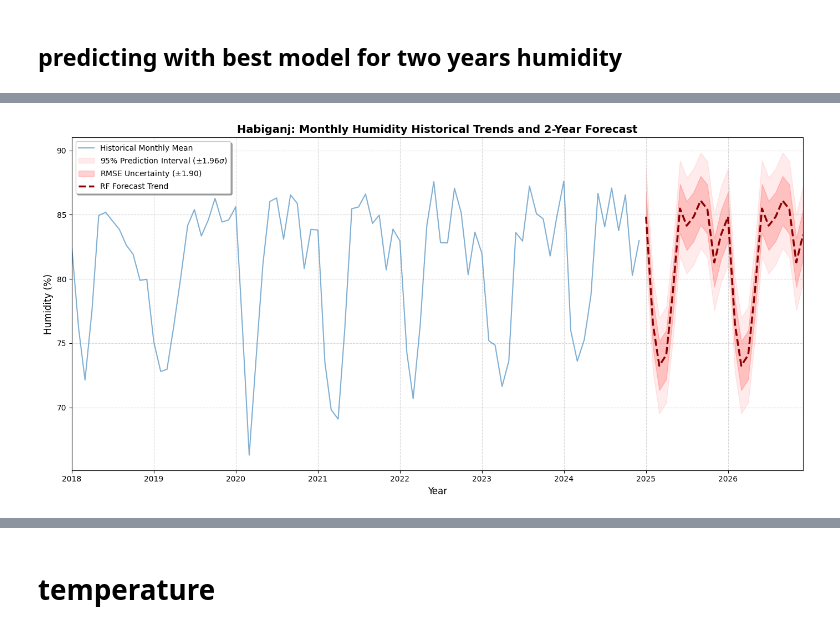
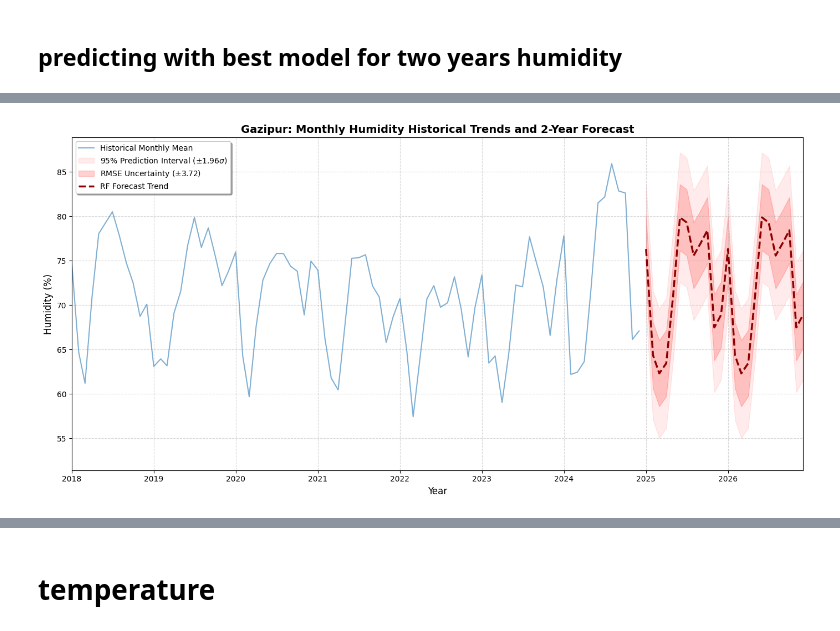
Before and after one commit to not-your-pancake/TCC_Journal, a Jupyter notebook: 0 Real Done Shit/2. Central Urban Heat Zone (Urban Heat-Island Region)/1-4 HI_WB_HS_WGB/Gazipur.ipynb, the cells around one changed output, grey strips where cells are left out. Saved outputs shown, nothing was run; the diff lists cells and outputs as text; code cells hidden in the pictures.

```diff
--- a/0 Real Done Shit/2. Central Urban Heat Zone (Urban Heat-Island Region)/1-4 HI_WB_HS_WGB/Gazipur.ipynb
+++ b/0 Real Done Shit/2. Central Urban Heat Zone (Urban Heat-Island Region)/1-4 HI_WB_HS_WGB/Gazipur.ipynb
@@ -690,7 +690,7 @@ plt.show()
 # 5. Predict 2 Years Future with Empirical Validation
 mean_preds = cat_model.predict(future_df[FEATURES])
 
-best_model_rmse = 1.9038
+best_model_rmse = 3.718536
 upper_95 = mean_preds + (1.96 * best_model_rmse)
 lower_95 = mean_preds - (1.96 * best_model_rmse)
 upper_68 = mean_preds + best_model_rmse
@@ -706,34 +706,34 @@ plt.plot(df_features['date'], y, label='Historical Monthly Mean',
 
 # 4. Plot the 95% Confidence Interval (The Outer Cloud)
 plt.fill_between(future_dates, lower_95, upper_95,
                  color='red', alpha=0.08, label='95% Prediction Interval ($\pm 1.96 \sigma$)')
 
 # 5. Plot the 68% Confidence Interval (The RMSE Cloud)
 plt.fill_between(future_dates, lower_68, upper_68,
                  color='red', alpha=0.18, label=f'RMSE Uncertainty ($\pm${best_model_rmse:.2f})')
 
 # 6. Plot the Future Prediction Mean (The Trend)
 plt.plot(future_dates, mean_preds, label='RF Forecast Trend',
          linestyle='--', color='darkred', lw=2.5)
 
 # 7. Journal Formatting & Aesthetics
 plt.title(f'{district}: Monthly Humidity Historical Trends and 2-Year Forecast', fontsize=14, fontweight='bold')
 plt.xlabel('Year', fontsize=12)
 plt.ylabel('Humidity (%)', fontsize=12)
 
 # Set the x-axis to start slightly before the forecast for better perspective
 # Adjust '2018-01-01' to whatever date makes your historical trend visible
 plt.xlim(pd.Timestamp('2018-01-01'), future_dates.max())
 
 plt.legend(loc='upper left', frameon=True, shadow=True, fontsize=10)
 plt.grid(True, linestyle='--', alpha=0.5)
 
 # Optional: Tight layout to prevent label clipping
 plt.tight_layout()
 
 plt.show()
 # %% [output]
-[figure, old version]
+[figure, new version]
 # %%
 # create the dataframe of the predicted values of 2025 and 2026
 df_predictions_humidity = pd.DataFrame({
```
Also changed, not shown: parts of 56 cells of this notebook, 5 other files.
